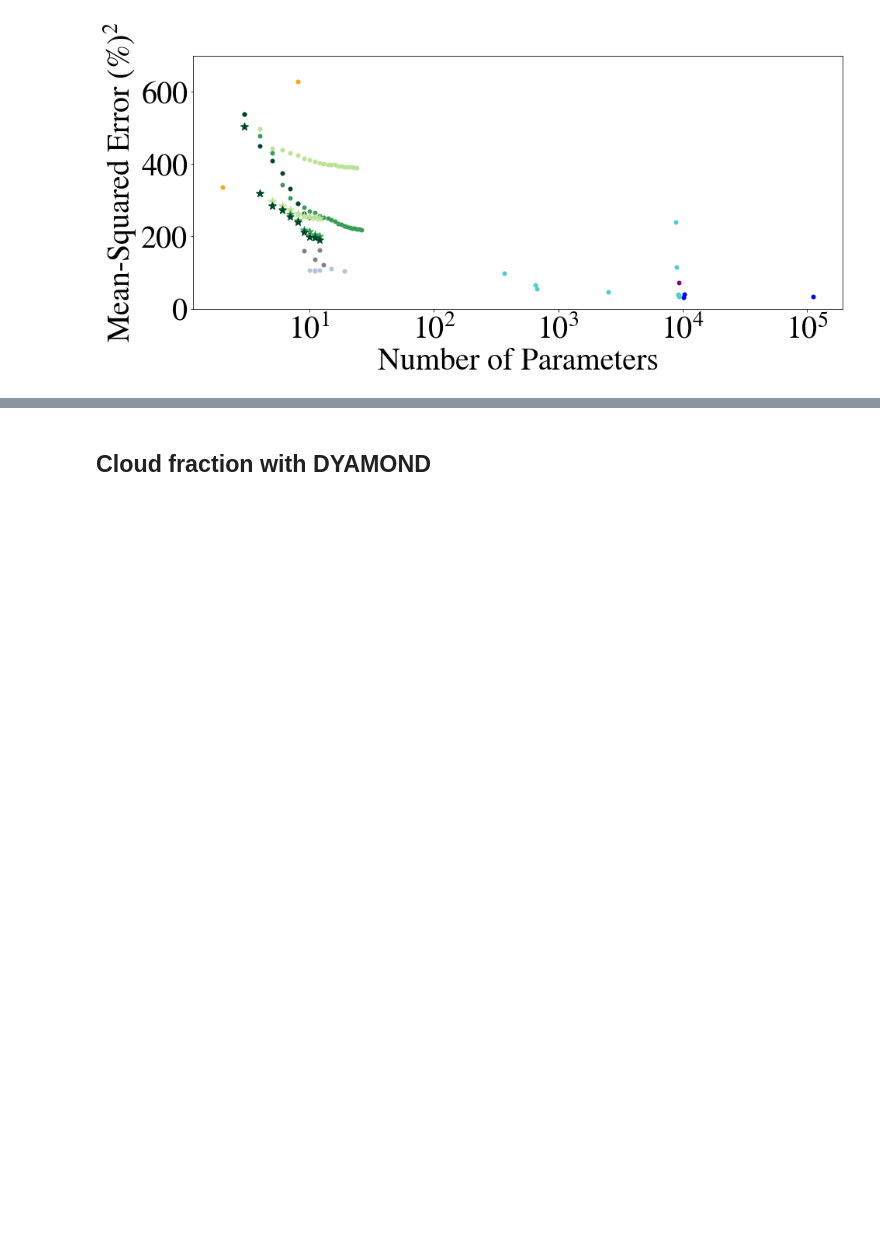
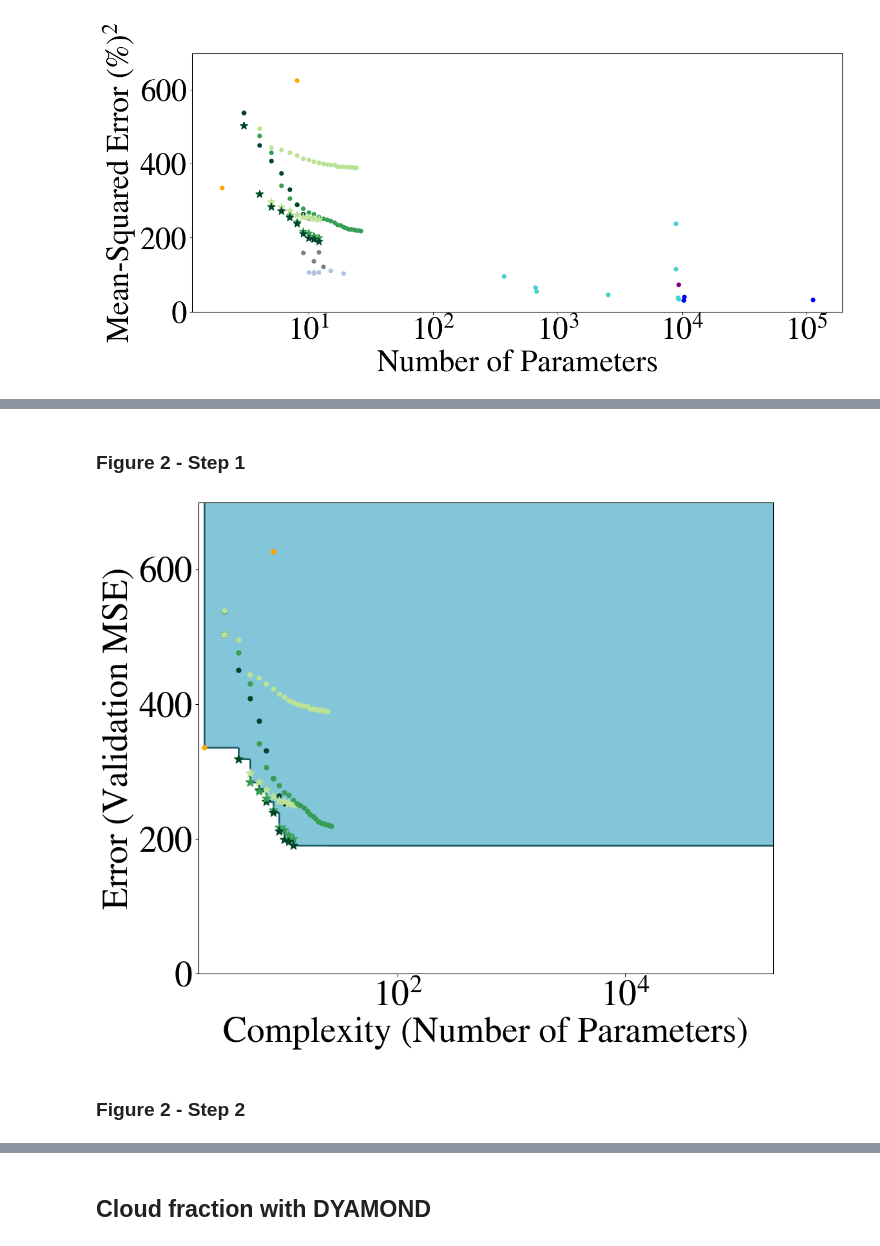
Before and after one commit to tbeucler/ml4rt, a Jupyter notebook: notebooks_tbeucler/04_AOFD_Figures.ipynb, the cells around one changed output, grey strips where cells are left out. Cells and saved outputs as stored; diff of their text form; code cells hidden in the pictures; blank space fills up the shorter version.

Commit message:
First draft of Pareto Plane figure

```diff
--- a/notebooks_tbeucler/04_AOFD_Figures.ipynb
+++ b/notebooks_tbeucler/04_AOFD_Figures.ipynb
@@ -286,0 +403,2 @@ XLIM0 = ax.get_xlim()
+# %% [markdown]
+### Figure 2 - Step 1
@@ -286,0 +410,64 @@ XLIM0 = ax.get_xlim()
+# %%
+# Plot setup
+fig = plt.figure(figsize=(23/2, 19/2))
+ax = fig.add_subplot(111)
+
+# Color the area above the Pareto front without introducing vertical lines
+for i in range(len(pareto_parameters) - 1):
+    ax.fill_betweenx([pareto_mse_scores[i], max(mse_scores)],
+                     pareto_parameters[i], pareto_parameters[i + 1],
+                     color=colors_fig1['medium_blue'])
+# Fill the rightmost area
+ax.fill_betweenx([min(mse_scores), max(mse_scores)], pareto_parameters[-1], max(parameters),
+                 color=colors_fig1['medium_blue'])
+# Fill the leftmost area
+ax.fill_betweenx([pareto_mse_scores[0], max(mse_scores)], min(parameters), max(parameters),
+                 color=colors_fig1['medium_blue'])
+
+# Draw the Pareto front with vertical and horizontal lines
+for i in range(len(pareto_parameters)):
+    if i > 0:
+        ax.vlines(x=pareto_parameters[i], ymin=pareto_mse_scores[i-1],
+                  ymax=pareto_mse_scores[i], color=colors_fig1['dark_blue'], linewidth=2)
+    ax.hlines(y=pareto_mse_scores[i], xmin=pareto_parameters[i],
+              xmax=pareto_parameters[i+1] if i+1 < len(pareto_parameters) else max(parameters),
+              color=colors_fig1['dark_blue'], linewidth=2)
+
+# Plot all points except NNs/equations
+for k in filtered_keys:
+    skip = 0
+    if 'lin_cl_area' in k: col = Green3_cmap(1); m='.'; skip = 0
+    elif 'deg_1_no_reg_2' in k: col = Green3_cmap(1); m='*'; skip = 0
+    elif 'grid_search' in k: col = 'orange'; skip = 0
+    elif 'pol_deg_2' in k: col = Green3_cmap(2); m='.'; skip = 0;
+    elif 'deg_2_no_reg_2' in k: col = Green3_cmap(2); m='*'; skip = 0
+    elif 'pol_deg_3' in k: col = Green3_cmap(3); m='.'; skip = 0;
+    elif 'deg_3_no_reg_2' in k: col = Green3_cmap(3); m='*'; skip = 0
+    elif 'cell_NN' in k: col = 'purple'; m='.'; skip = 0
+    elif 'seq_feat_sel_NN' in k: col = 'mediumturquoise'; m='.'; skip=0
+    elif 'pysr' in k: col = 'lightsteelblue'; m='.';skip = 0
+    elif 'gpgomea' in k: col = 'gray'; m='.'; skip = 0
+    else:
+        if 'NN' in k: col = 'b'; m = '.'; skip = 0
+        else: skip = 1
+    if skip==0:
+        ax.scatter(np.log10(dyamond22['Complexity/Number of parameters'][k]),
+               dyamond22['MSE scores on validation set'][k],
+               s=siz,color=col,zorder=2,marker=m)
+
+# Set limits
+ax.set_xlim((0.25, 5.3))
+ax.set_ylim((0, 699))
+
+# Improve the plot
+plt.xlabel('Complexity (Number of Parameters)')
+plt.ylabel('Error (Validation MSE)')
+
+# Use scientific notation for x-ticks
+ax.xaxis.set_major_formatter(ticker.FuncFormatter(lambda x, pos: f'$10^{{{int(x)}}}$'))
+
+plt.show()
+# %% [output]
+[figure, added]
+# %% [markdown]
+### Figure 2 - Step 2
```
Also changed, not shown: parts of 15 cells of this notebook, 1 other file.
